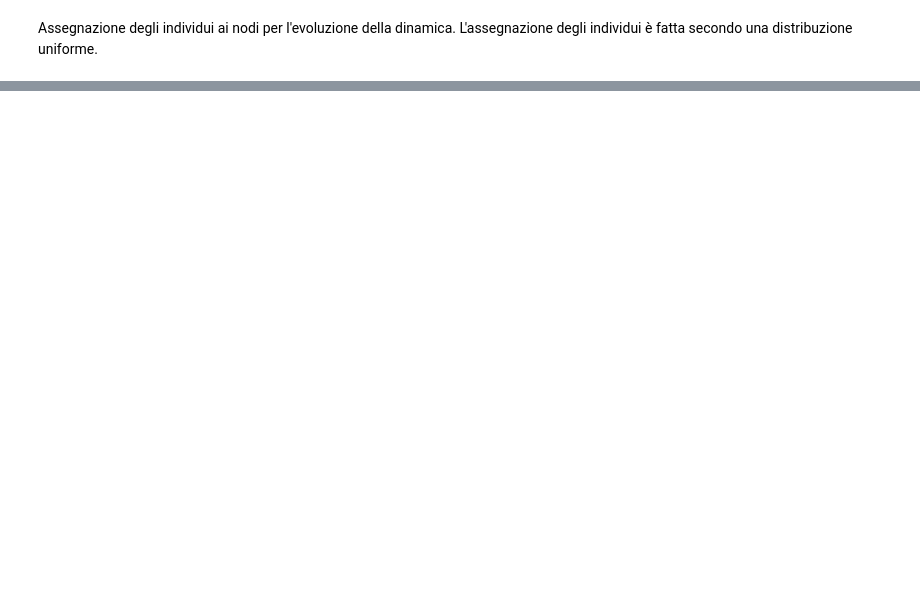
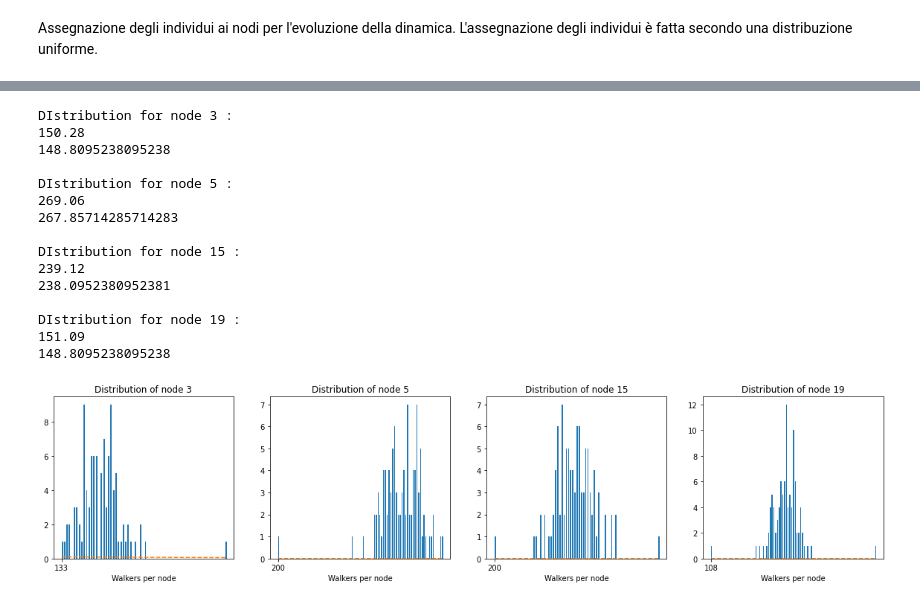
Before and after one commit to Ferri-00/Esame-Complessi, a Jupyter notebook: ErdosRenyi.ipynb, the cells around one changed output, grey strips where cells are left out. Saved outputs shown, nothing was run; the diff lists cells and outputs as text; code cells hidden in the pictures; blank space fills up the shorter version.

```diff
--- a/ErdosRenyi.ipynb
+++ b/ErdosRenyi.ipynb
@@ -275,0 +215,56 @@ plt.show()
+# %%
+def gaus_law(x, a, mu=459, sigma=1):
+    return a*np.exp(-(x-mu)**2/(2*sigma**2))
+# %%
+nodes = [3, 5, 15, 19]
+p_node = []
+
+fig, ax = plt.subplots(nrows = 1, ncols = len(nodes), figsize=(5*len(nodes), 4))
+
+histo = hMean
+
+n = [0]*len(nodes)
+bins = [0]*len(nodes)
+
+for i in range(len(nodes)):
+    p_node += [[int(h[nodes[i]]*walker_per_node*N) for h in histo]]
+    n[i], bins[i], patches = ax[i].hist(p_node[i], bins = walker_per_node*N, align='left', width=0.6)
+    ax[i].set_title(f"Distribution of node {nodes[i]}")
+    ax[i].set_xlabel("Walkers per node")
+    ax[i].set_xticks(np.arange(min(p_node[i]), max(p_node[i]), 100))
+
+mean = [0]*len(nodes)
+for i in range(len(nodes)):
+    print("DIstribution for node", nodes[i], ":")
+    mean[i] = sum(p_node[i])/time_steps
+    print(mean[i])
+    print(pSNorm[nodes[i]]*N*walker_per_node)
+    print()
+
+popt = [0]*len(nodes)
+pcov = [0]*len(nodes)
+
+for i in range(len(nodes)):
+    m = int(mean[i])
+    popt[i], pcov[i] = curve_fit(gaus_law, bins[i][1:][m-5:m+5], n[i][m-5:m+5],
+                                 p0 = [wa, mean[i], 9])
+    ax[i].plot(bins[i][1:], gaus_law(bins[i][1:], *popt[i]), '--')
+
+plt.show()
+# %% [output]
+DIstribution for node 3 :
+150.28
+148.8095238095238
+
+DIstribution for node 5 :
+269.06
+267.85714285714283
+
+DIstribution for node 15 :
+239.12
+238.0952380952381
+
+DIstribution for node 19 :
+151.09
+148.8095238095238
+[figure, added]
```
Also changed, not shown: parts of 21 cells of this notebook.
